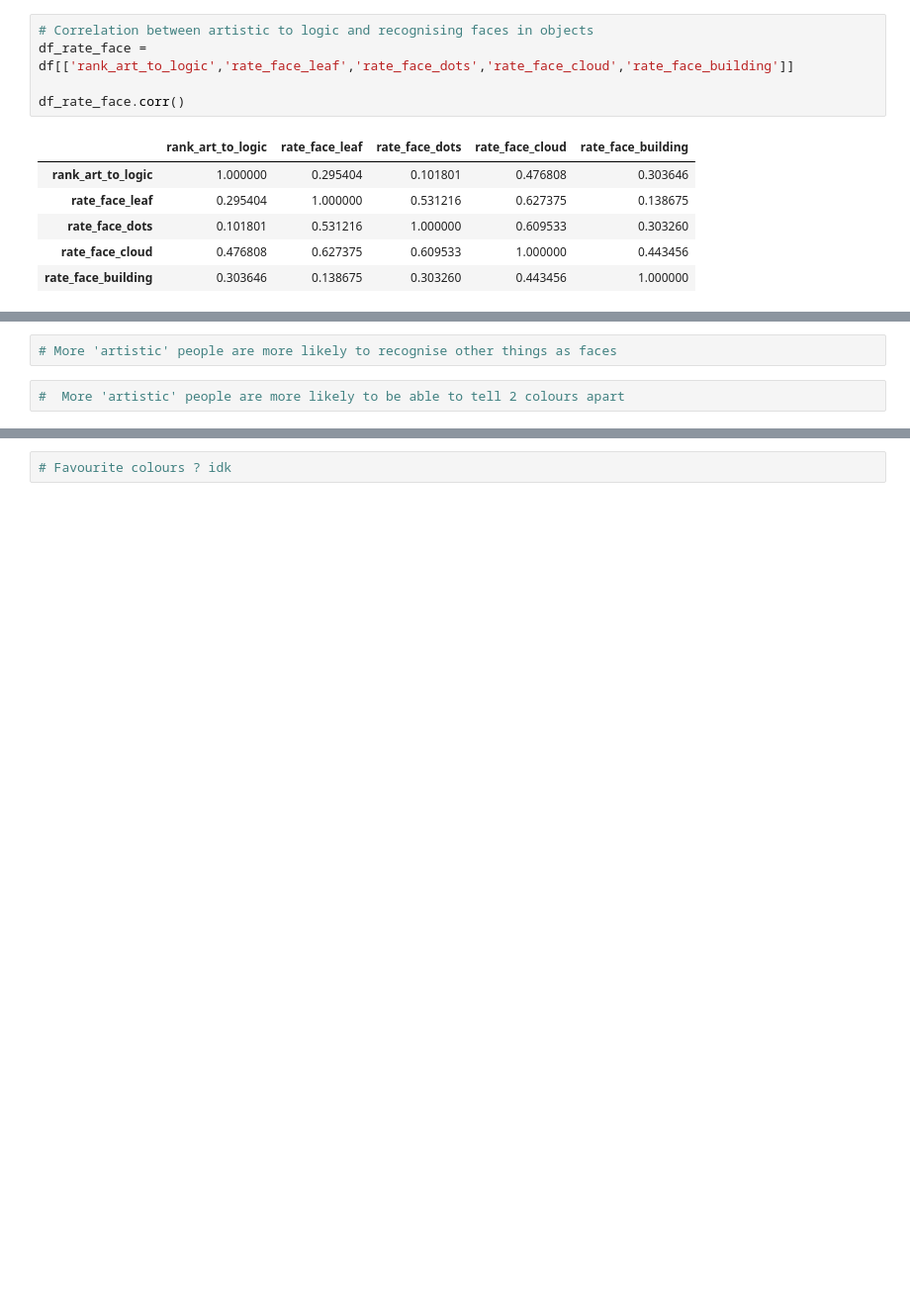
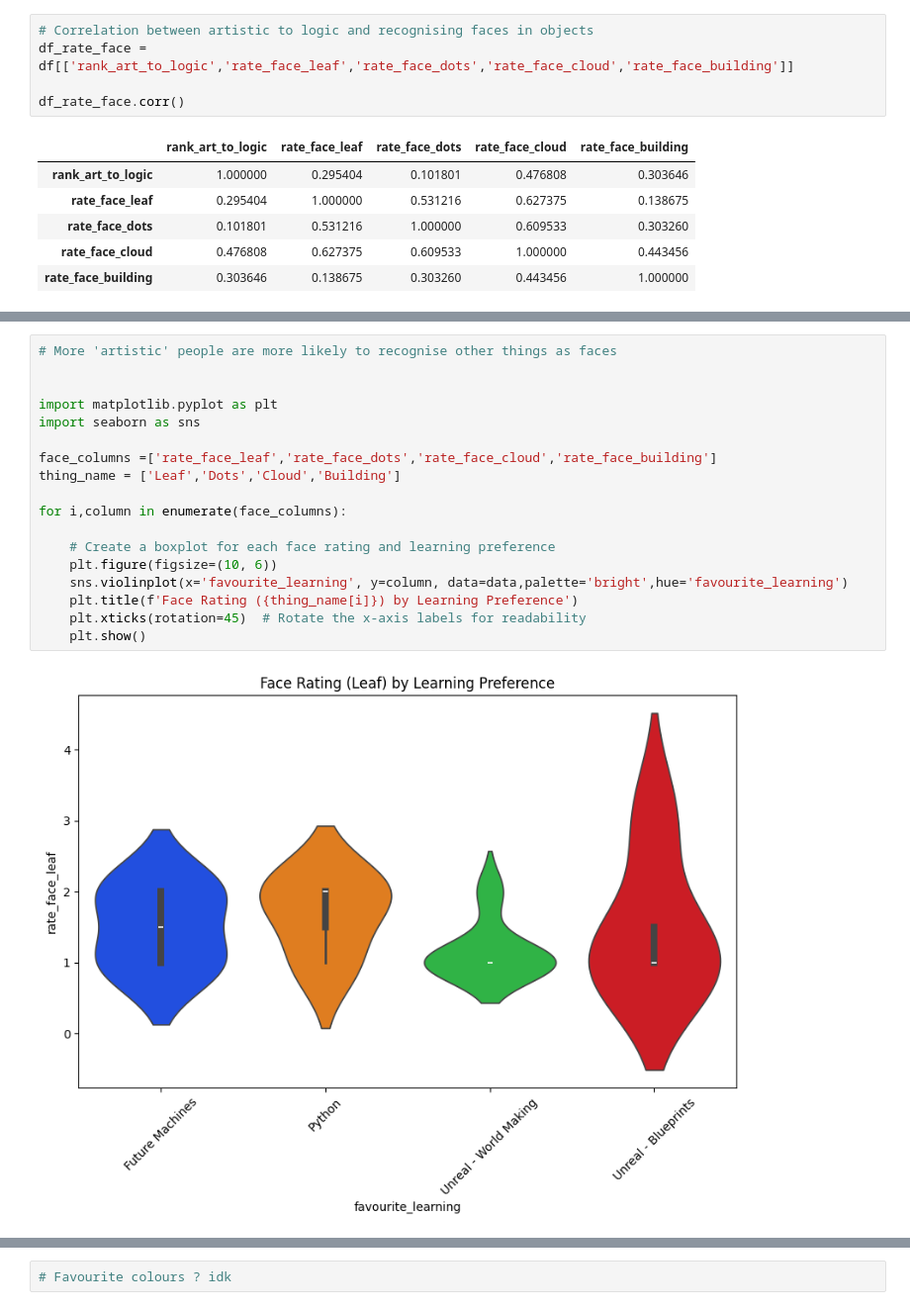
Before and after one commit to proud-p/cta_coding_assignments, a Jupyter notebook: data_among_us/avika_data_amongst_us.ipynb, the cells around one changed output, grey strips where cells are left out. Shown: that part at 99% size. Saved outputs shown, nothing was run; the diff lists cells and outputs as text; blank space fills up the shorter version.

```diff
--- a/data_among_us/avika_data_amongst_us.ipynb
+++ b/data_among_us/avika_data_amongst_us.ipynb
@@ -230,4 +233,20 @@ plt.show()
-# %%
-# More 'artistic' people are more likely to recognise other things as faces
-# %%
-#  More 'artistic' people are more likely to be able to tell 2 colours apart
+# %%
+# More 'artistic' people are more likely to recognise other things as faces
+
+
+import matplotlib.pyplot as plt
+import seaborn as sns
+
+face_columns =['rate_face_leaf','rate_face_dots','rate_face_cloud','rate_face_building']
+thing_name = ['Leaf','Dots','Cloud','Building']
+
+for i,column in enumerate(face_columns):
+
+    # Create a boxplot for each face rating and learning preference
+    plt.figure(figsize=(10, 6))
+    sns.violinplot(x='favourite_learning', y=column, data=data,palette='bright',hue='favourite_learning')
+    plt.title(f'Face Rating ({thing_name[i]}) by Learning Preference')
+    plt.xticks(rotation=45)  # Rotate the x-axis labels for readability
+    plt.show()
+# %% [output]
+[figure, added]
```
Also changed, not shown: parts of 6 cells of this notebook.
